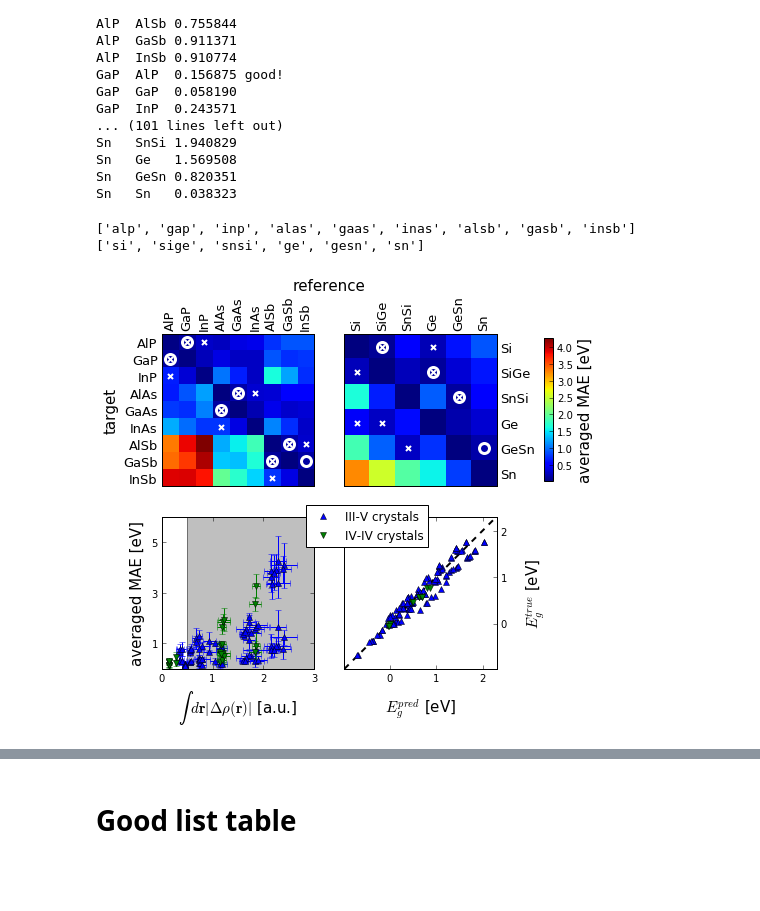
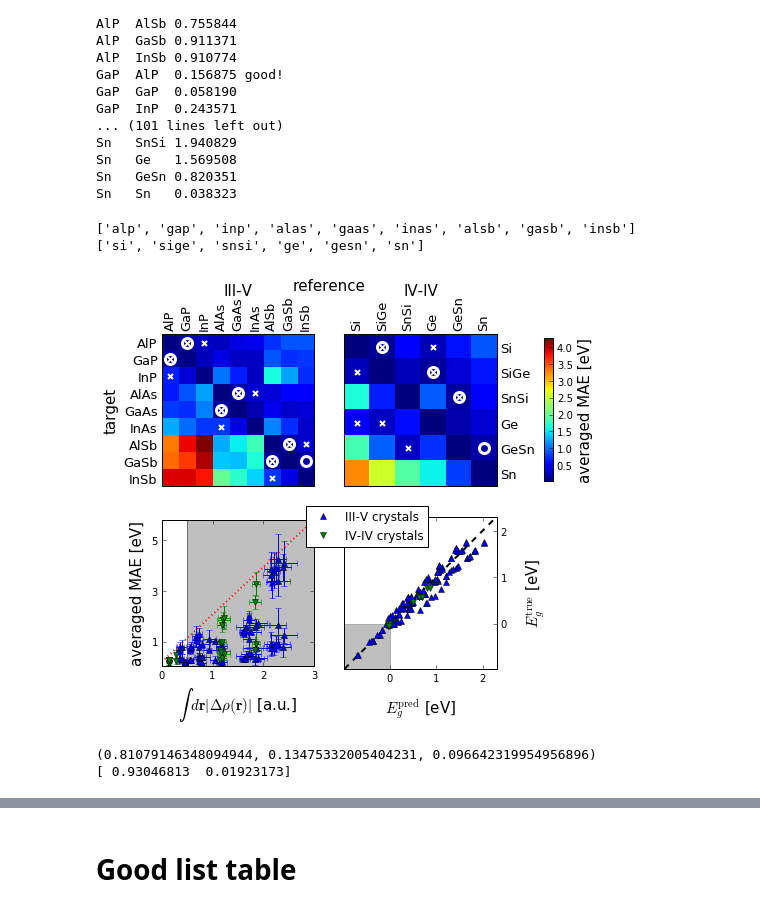
Before and after one commit to SamKChang/20170406_alchemy_optimization, a Jupyter notebook: analysis/band_structure.ipynb, the cells around one changed output, grey strips where cells are left out. Saved outputs shown, nothing was run; the diff lists cells and outputs as text; code cells hidden in the pictures; blank space fills up the shorter version.

```diff
--- a/analysis/band_structure.ipynb
+++ b/analysis/band_structure.ipynb
@@ -409,6 +403,7 @@ plt.errorbar(q_diff_IV_IV_mean, y_maes_IV_IV_mean, yerr=y_maes_IV_IV_ptp, xerr=q
 # %%
 plt.plot(Eg_prd_all, Eg_ref_all, ls='', marker='o')
 fitted = qtk.ML.l2_fit(Eg_prd_all, Eg_ref_all)
-R2, _, mae = qtk.ML.error_measure(Eg_prd_all, fitted)
-print R2, mae
+R2, rmse, mae = qtk.ML.error_measure(Eg_prd_all, fitted)
+a, b = np.polyfit(Eg_prd_all, Eg_ref_all, 1)
+print R2, rmse, mae, a, b
 # %% [output]
@@ -751,33 +856,45 @@ e_min = min(list(qtk.flatten([Eg_prd_all, Eg_ref_all])))
 e_max = max(list(qtk.flatten([Eg_prd_all, Eg_ref_all])))
 p4_min = e_min - 0.1 * (e_max - e_min)
 p4_max = e_max + 0.1 * (e_max - e_min)
 ax4.plot([p4_min, p4_max], [p4_min, p4_max], ls='--', color='k', lw=2)
 ax4.yaxis.tick_right()
 ax4.set_ylim(p4_min, p4_max)
 ax4.set_xlim(p4_min, p4_max)
 ax4.set_aspect('equal')
 ax4.set_yticks([0, 1, 2])
 ax4.set_xticks([0, 1, 2])
-ax4.set_xlabel(r'$E_g^{pred}$ [eV]', fontsize=15)
-ax4.set_ylabel(r'$E_g^{true}$ [eV]', fontsize=15)
+ax4.set_xlabel(r'$E_g^{\mathrm{pred}}$ [eV]', fontsize=15)
+ax4.set_ylabel(r'$E_g^{\mathrm{true}}$ [eV]', fontsize=15)
 ax4.yaxis.set_label_coords(1.185, 0.5)
 ax4.xaxis.set_label_coords(0.5, -0.18)
 ax4.yaxis.set_label_position('right')
 # ax4.plot([10,20], [10,20], color='k', label='AlAs')
 # ax4.plot([20,30], [10,20], ls='--', color='b', label='prediction')
 # ax4.plot([20,30], [10,20], ls=':', color='0.2', label='GaAs')
 ax4.plot(Eg_prd_III_V_all, Eg_ref_III_V_all, ls='', marker='^', color='b', label="III-V crystals")
 ax4.plot(Eg_prd_IV_IV_all, Eg_ref_IV_IV_all, ls='', marker='v', color='g', label='IV-IV crystals')
 
+ax4.axvspan(-1, 0, ymin=0, ymax=((0-p4_min) / (p4_max - p4_min)), alpha=0.5, color='gray')
 ax4.legend(loc=(-0.25,0.8), numpoints=1)
+
+ax1.set_title("III-V", y=1.22, fontsize=15)
+ax2.set_title("IV-IV", y=1.22, fontsize=15)
 
 cax = fig.add_axes([1.01, 0.56, 0.02, 0.33])
 cb = fig.colorbar(im, cax=cax)
 cb.set_label(r'averaged MAE [eV]', fontsize=15)
 
+ax3.plot([0,3], [0.2,5.8], color='r', ls = ':', lw=2)
+
 #plt.tight_layout()
 fig.savefig("Eg_heatmap.pdf", bbox_inches='tight')
 # %% [output]
 ['alp', 'gap', 'inp', 'alas', 'gaas', 'inas', 'alsb', 'gasb', 'insb']
 ['si', 'sige', 'snsi', 'ge', 'gesn', 'sn']
-[figure, old version]
+[figure, new version]
+# %%
+print qtk.ML.error_measure(Eg_prd_all, Eg_ref_all)
+print np.polyfit(Eg_prd_all, Eg_ref_all,1)
+# %% [output]
+(0.81079146348094944, 0.13475332005404231, 0.096642319954956896)
+[ 0.93046813  0.01923173]
```
Also changed, not shown: parts of 6 cells of this notebook, 7 other files.
